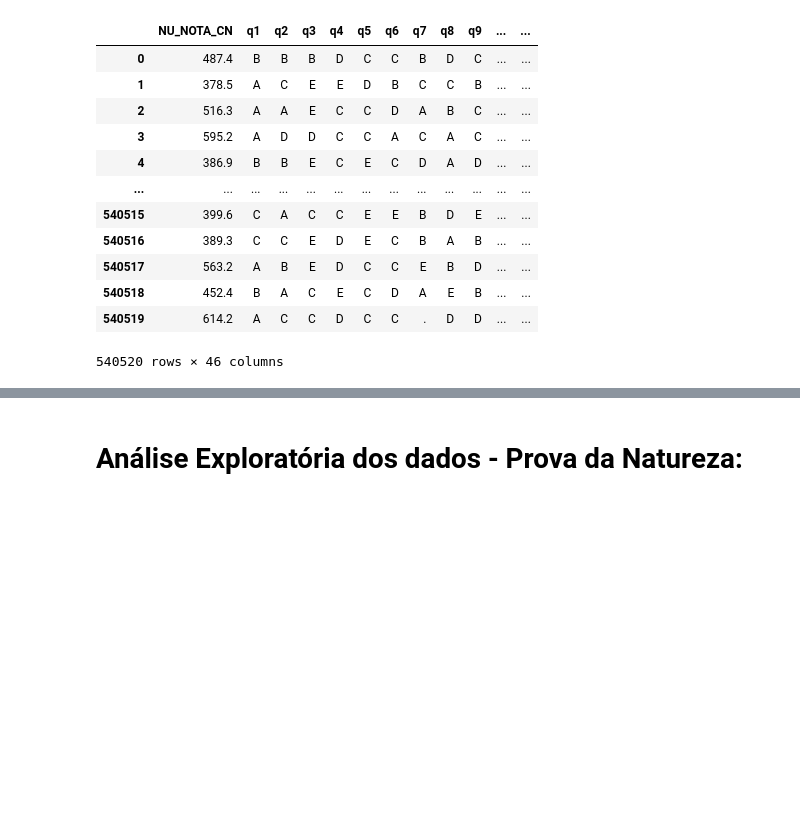
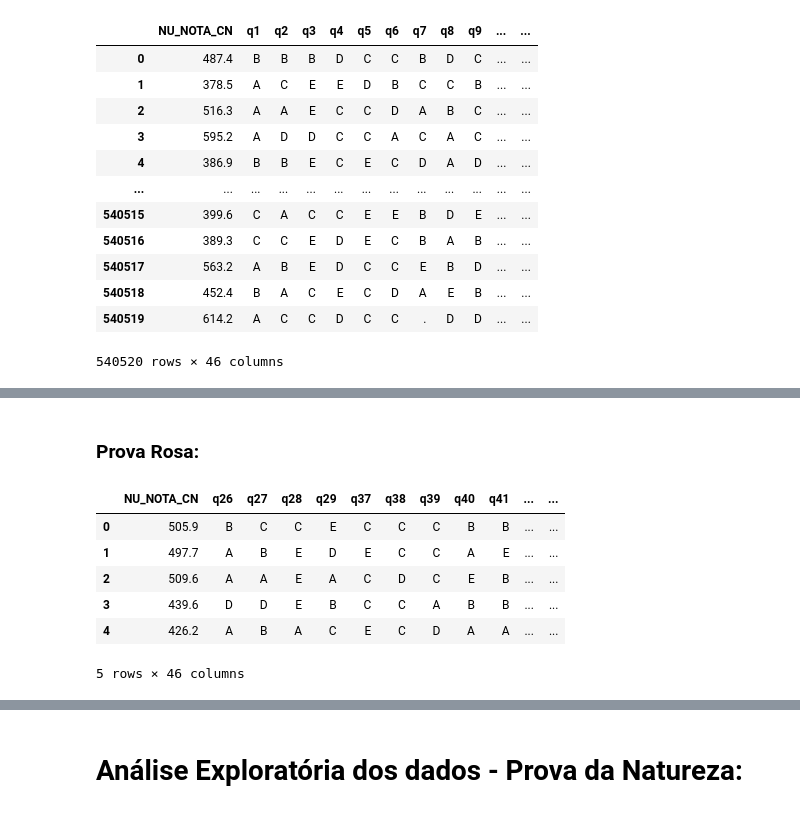
Before and after one commit to Gus-1003/Projeto_Pesquisa_Enem, a Jupyter notebook: Análise_Natureza_Enem2021.ipynb, the cells around one changed output, grey strips where cells are left out. Saved outputs shown, nothing was run; the diff lists cells and outputs as text; code cells hidden in the pictures; blank space fills up the shorter version.

```diff
--- a/Análise_Natureza_Enem2021.ipynb
+++ b/Análise_Natureza_Enem2021.ipynb
@@ -681,0 +643,18 @@ enem2021rosa = enem2021rosa.rename(columns={'q26': 'q1', 'q27': 'q2', 'q28': 'q3
+# %% [markdown]
+### Prova Rosa:
+# %%
+enem2021rosa = enem2021rosa.loc[:, [ 'NU_NOTA_CN', 'q26', 'q27', 'q28', 'q29', 'q37', 'q38', 'q39', 'q40', 'q41', 'q23',
+                                            'q24', 'q25', 'q35', 'q36', 'q1', 'q21', 'q22', 'q32', 'q33', 'q34',
+                                             'q2', 'q3', 'q4', 'q30', 'q31', 'q18', 'q19', 'q20', 'q42', 'q43',
+                                            'q44', 'q8', 'q9', 'q10', 'q11', 'q12', 'q45', 'q13', 'q14', 'q15',
+                                            'q16', 'q17', 'q5', 'q6', 'q7']]
+
+enem2021rosa.head()
+# %% [output]
+|  | NU_NOTA_CN | q26 | q27 | q28 | q29 | q37 | q38 | q39 | q40 | q41 | ... | ... |
+| 0 | 505.9 | B | C | C | E | C | C | C | B | B | ... | ... |
+| 1 | 497.7 | A | B | E | D | E | C | C | A | E | ... | ... |
+| 2 | 509.6 | A | A | E | A | C | D | C | E | B | ... | ... |
+| 3 | 439.6 | D | D | E | B | C | C | A | B | B | ... | ... |
+| 4 | 426.2 | A | B | A | C | E | C | D | A | A | ... | ... |
+5 rows × 46 columns
```
Also changed, not shown: parts of 36 cells of this notebook.
